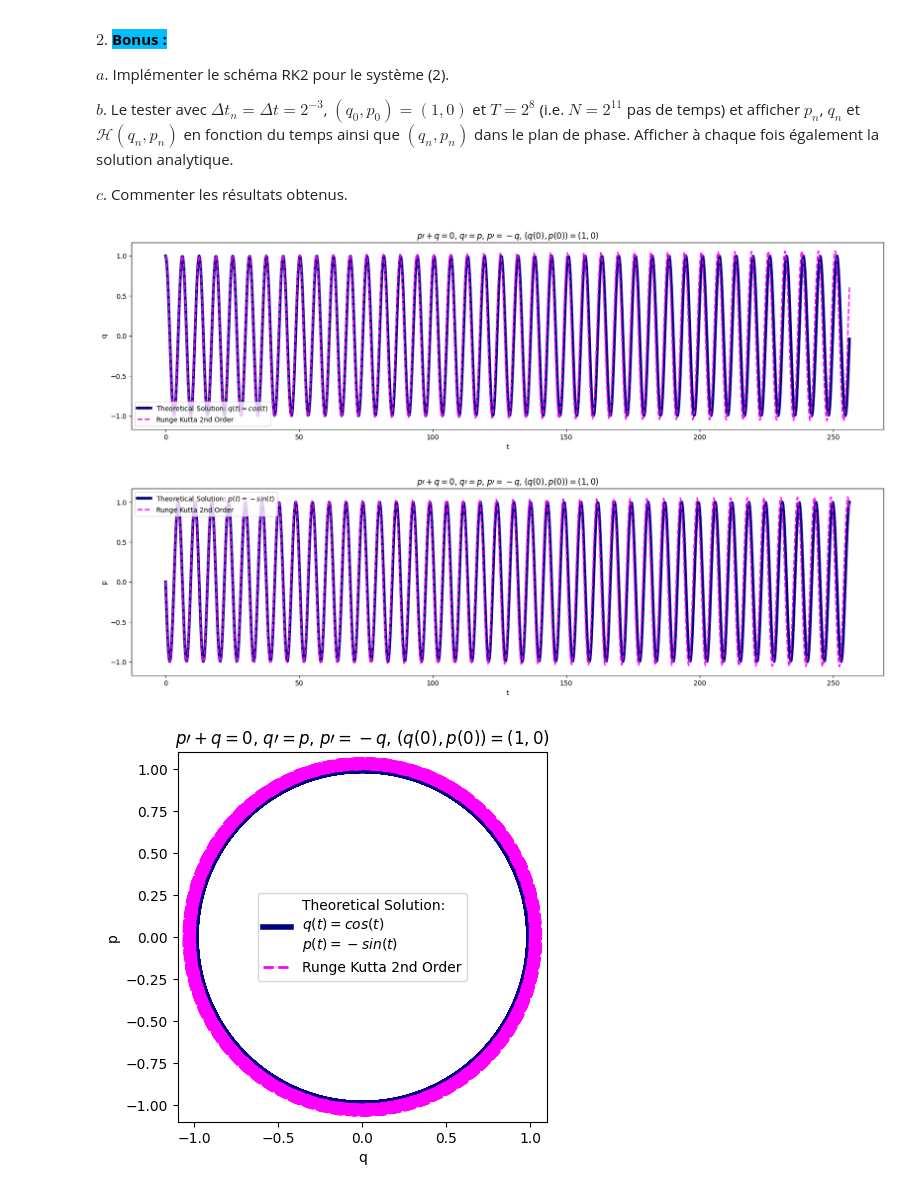
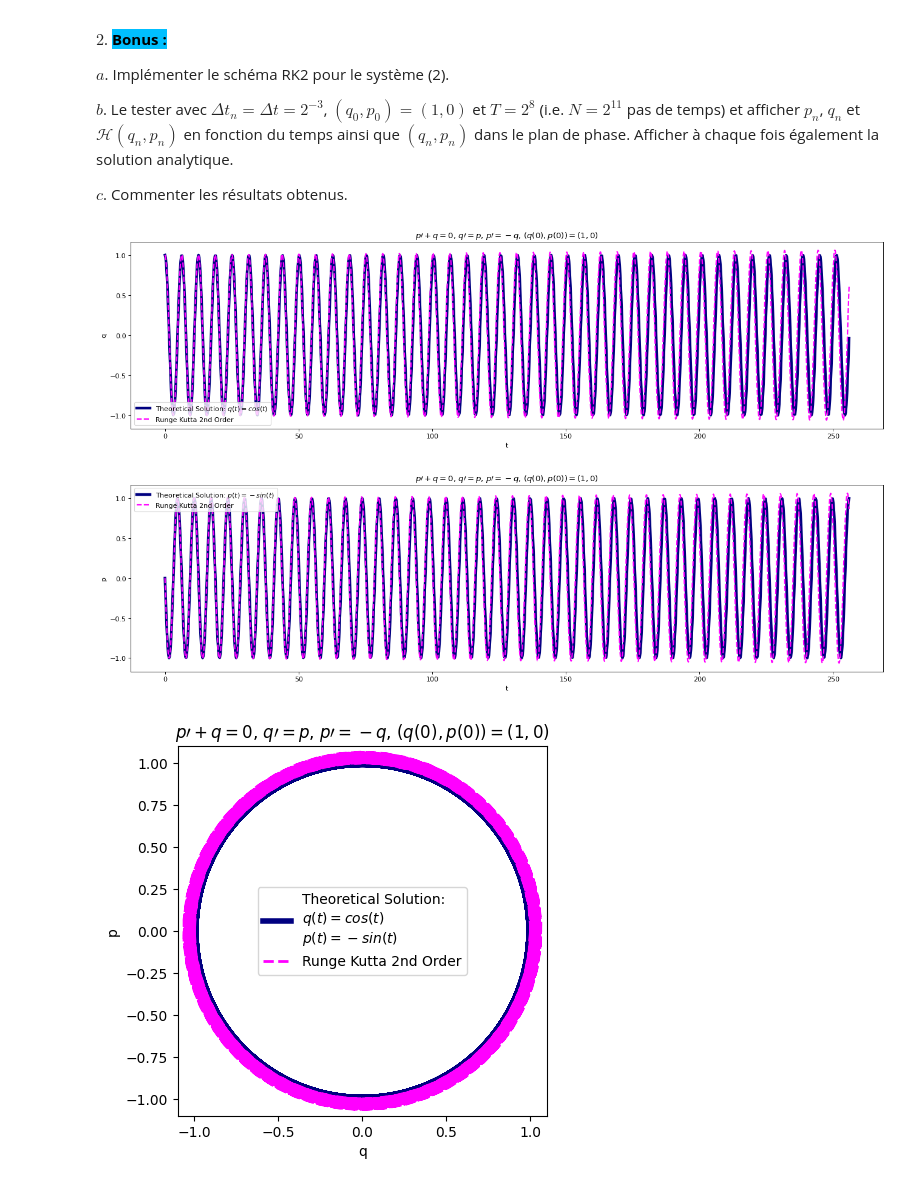
Before and after one commit to Eric-Guerra-Ribeiro/AMP_41012, a Jupyter notebook: pc8.ipynb, the cells around one changed output. Saved outputs shown, nothing was run; the diff lists cells and outputs as text; code cells hidden in the pictures.

```diff
--- a/pc8.ipynb
+++ b/pc8.ipynb
@@ -625,28 +625,28 @@ qs_RK2, ps_RK2, ts_RK2 = RK2_oscillateur(q0, p0, dt, T_f)
 # %%
 # Tracer pn et qn en fonction de tn
 
-plt.figure(figsize=(20, 5))
+plt.figure(figsize=(20, 5), dpi=80)
 
 plt.plot(np.linspace(0, T_f, 1000), np.cos(np.linspace(0, T_f, 1000)), label='Theoretical Solution: $q(t) = cos(t)$', color='navy', linewidth=4)
 plt.plot(ts_RK2, qs_RK2, label=f'Runge Kutta 2nd Order', linewidth=2, color='fuchsia', linestyle='--')
 plt.title('$p\\prime + q = 0$, $q\\prime = p$, $p\\prime = -q$, $(q(0), p(0)) = (1, 0)$')
 plt.ylabel('q')
 plt.xlabel('t')
 plt.legend(loc='lower left')
 plt.show()
 
-plt.figure(figsize=(20, 5))
+plt.figure(figsize=(20, 5), dpi=80)
 
 plt.plot(np.linspace(0, T_f, 1000), -np.sin(np.linspace(0, T_f, 1000)), label='Theoretical Solution: $p(t) = -sin(t)$', color='navy', linewidth=4)
 plt.plot(ts_RK2, ps_RK2, label=f'Runge Kutta 2nd Order', linewidth=2, color='fuchsia', linestyle='--')
 plt.title('$p\\prime + q = 0$, $q\\prime = p$, $p\\prime = -q$, $(q(0), p(0)) = (1, 0)$')
 plt.ylabel('p')
 plt.xlabel('t')
 plt.legend(loc='upper left')
 plt.show()
 # %% [output]
-[figure, old version]
+[figure, new version]
-[figure, old version]
+[figure, new version]
 # %%
 # Tracer pn et qn dans le plan de phase
 axes = plt.axes()
```
Also changed, not shown: parts of 1 cell of this notebook.
